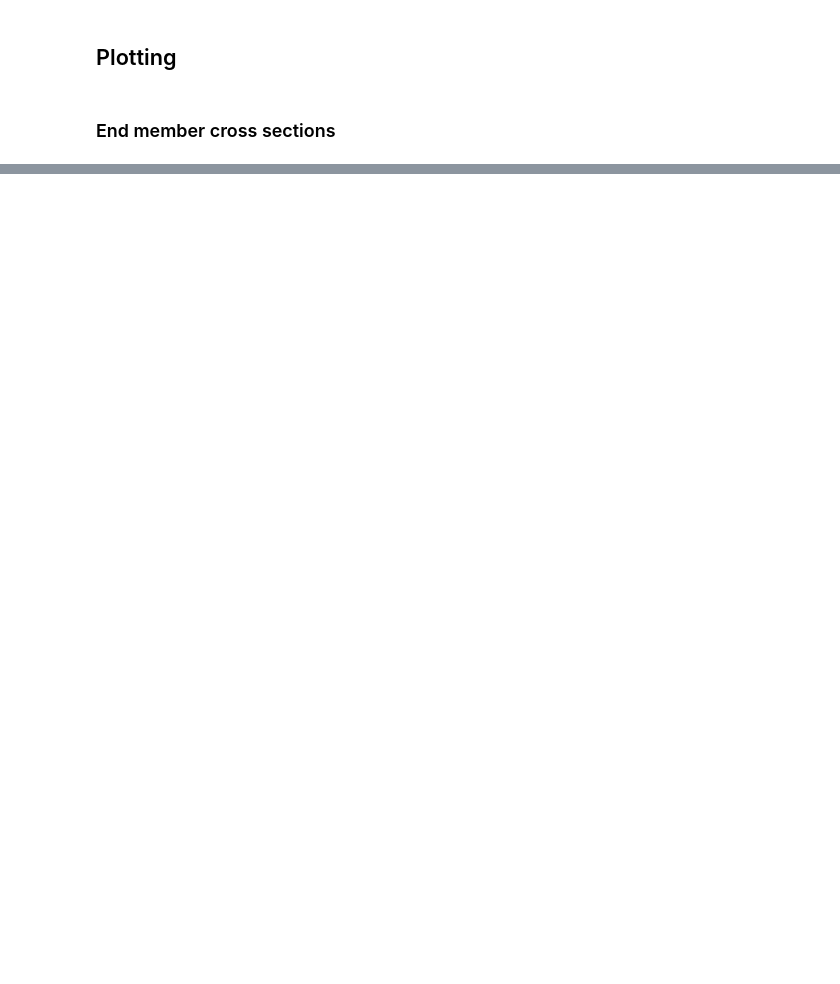
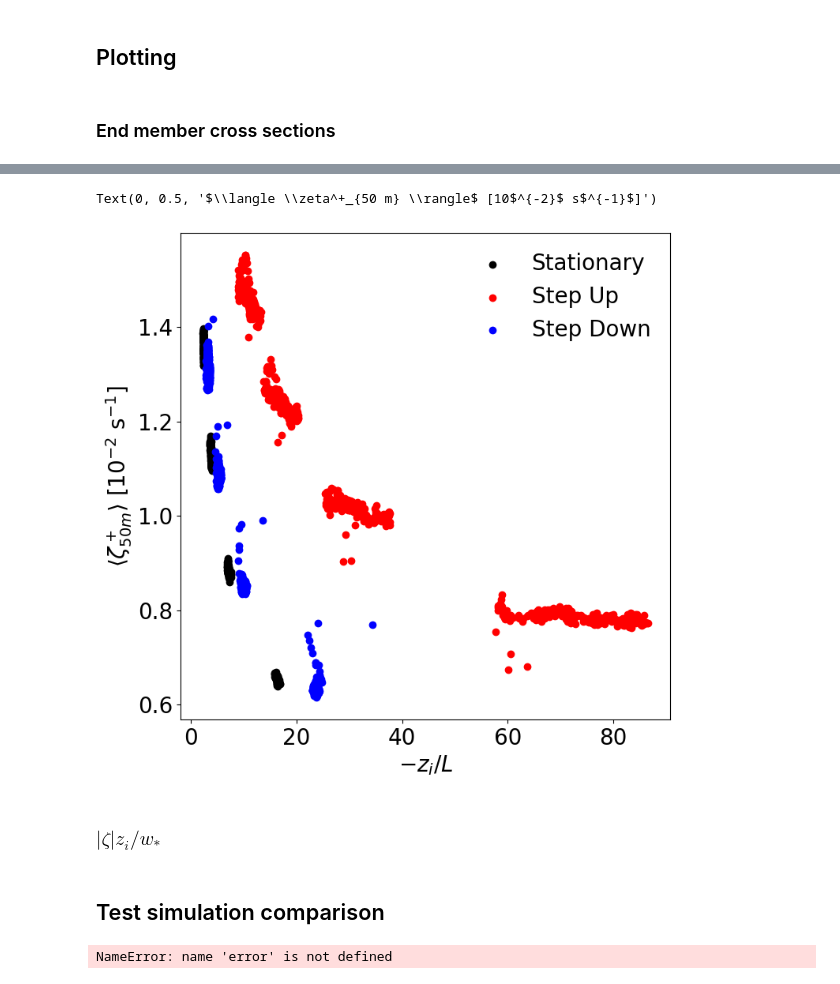
Before and after one commit to Salesky-ABL/ABL_Transition, a Jupyter notebook: plotting/plot_vorticity.ipynb, the cells around one changed output, grey strips where cells are left out. Drawn from its saved outputs; the diff is of its cells as text; code cells hidden in the pictures; blank space fills up the shorter version.

```diff
--- a/plotting/plot_vorticity.ipynb
+++ b/plotting/plot_vorticity.ipynb
@@ -167,0 +559,6 @@ ax6.set_xlabel("$x$ [km]")
+# %%
+for i, s in enumerate(s_all):
+    s["zi_L_rolling"] = s.zi_L.rolling(time=6).mean(0)
+
+for i, v in enumerate(v_all):
+    v["zeta3_pos_mean_rolling"] = v.zeta3_pos_mean.rolling(time=6).mean()
@@ -167,0 +618,29 @@ ax6.set_xlabel("$x$ [km]")
+# %%
+from scipy.stats import linregress
+
+
+fig, ax = plt.subplots(figsize=(8,8))
+
+for i in range(4):
+    ax.scatter(s_all[i].zi_L[:144], v_all[i].zeta3_pos_mean[:144,4] * 10 ** 2,
+               c=colors2[0])
+    ax.scatter(s_all[i].zi_L[145:360], v_all[i].zeta3_pos_mean[145:360,4] * 10 ** 2,
+               c=colors2[1])
+    ax.scatter(s_all[i].zi_L[361:], v_all[i].zeta3_pos_mean[361:,4] * 10 ** 2,
+               c=colors2[2])
+
+ax.legend(["Stationary", "Step Up", "Step Down"], frameon=False)
+
+ax.set_xlabel("$-z_i / L$")
+ax.set_ylabel("$\\langle \zeta^+_{50 m} \\rangle$ [10$^{-2}$ s$^{-1}$]")
+# %% [output]
+Text(0, 0.5, '$\\langle \\zeta^+_{50 m} \\rangle$ [10$^{-2}$ s$^{-1}$]')
+[figure, added]
+# %% [markdown]
+### $|\zeta| z_i / w_*$
+# %% [markdown]
+## Test simulation comparison
+# %%
+error
+# %% [output]
+NameError: name 'error' is not defined
```
Also changed, not shown: parts of 19 cells of this notebook, 2 other files.
